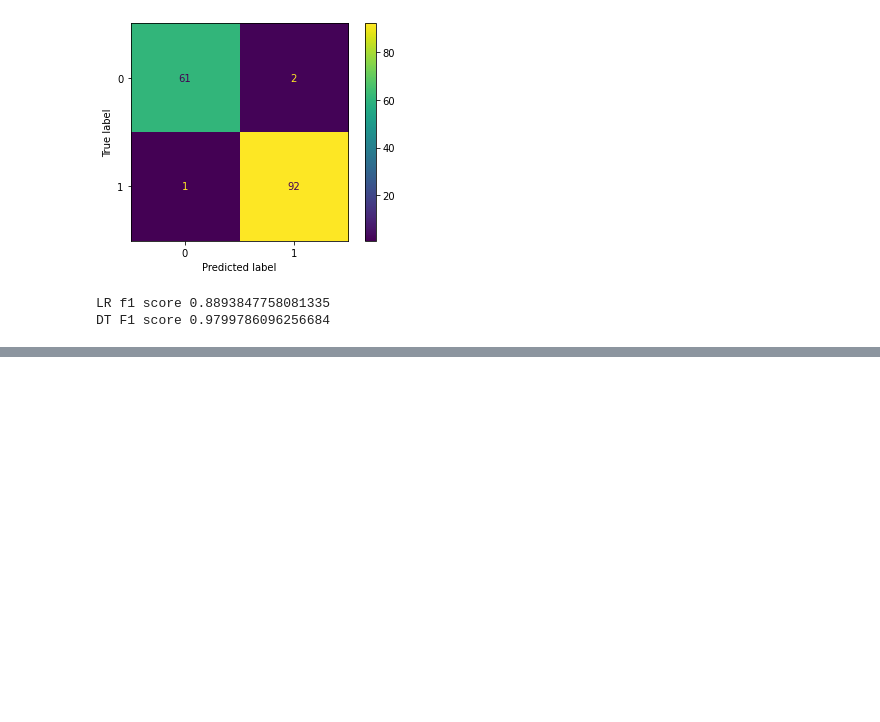
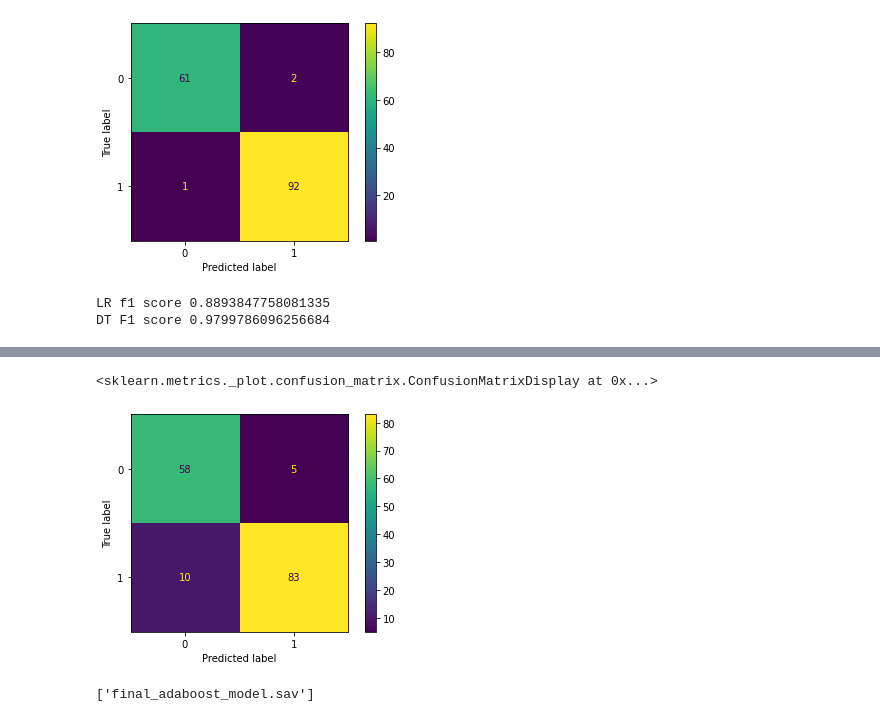
Before and after one commit to harssh1029/diabetes_prediction_using_streamlit, a Jupyter notebook: MLfile.ipynb, the cells around one changed output, grey strips where cells are left out. Drawn from its saved outputs; the diff is of its cells as text; code cells hidden in the pictures; blank space fills up the shorter version.

```diff
--- a/MLfile.ipynb
+++ b/MLfile.ipynb
@@ -630,0 +636,4 @@ model_file.close()
+# %%
+from sklearn.ensemble import AdaBoostClassifier
+adaboost = AdaBoostClassifier(n_estimators=100, base_estimator= None,learning_rate=1, random_state = 1)
+adaboost.fit(x_train,y_train)
@@ -630,0 +658,5 @@ model_file.close()
+# %%
+plot_confusion_matrix(adaboost, x_test, y_test)
+# %% [output]
+<sklearn.metrics._plot.confusion_matrix.ConfusionMatrixDisplay at 0x...>
+[figure, added]
@@ -630,0 +667,10 @@ model_file.close()
+# %%
+filename = 'final_adaboost_model.sav'
+joblib.dump(adaboost, filename)
+
+# some time later...
+
+# load the model from disk
+#loaded_model = joblib.load(filename)
+# %% [output]
+['final_adaboost_model.sav']
```
Also changed, not shown: parts of 11 cells of this notebook, 6 other files.
